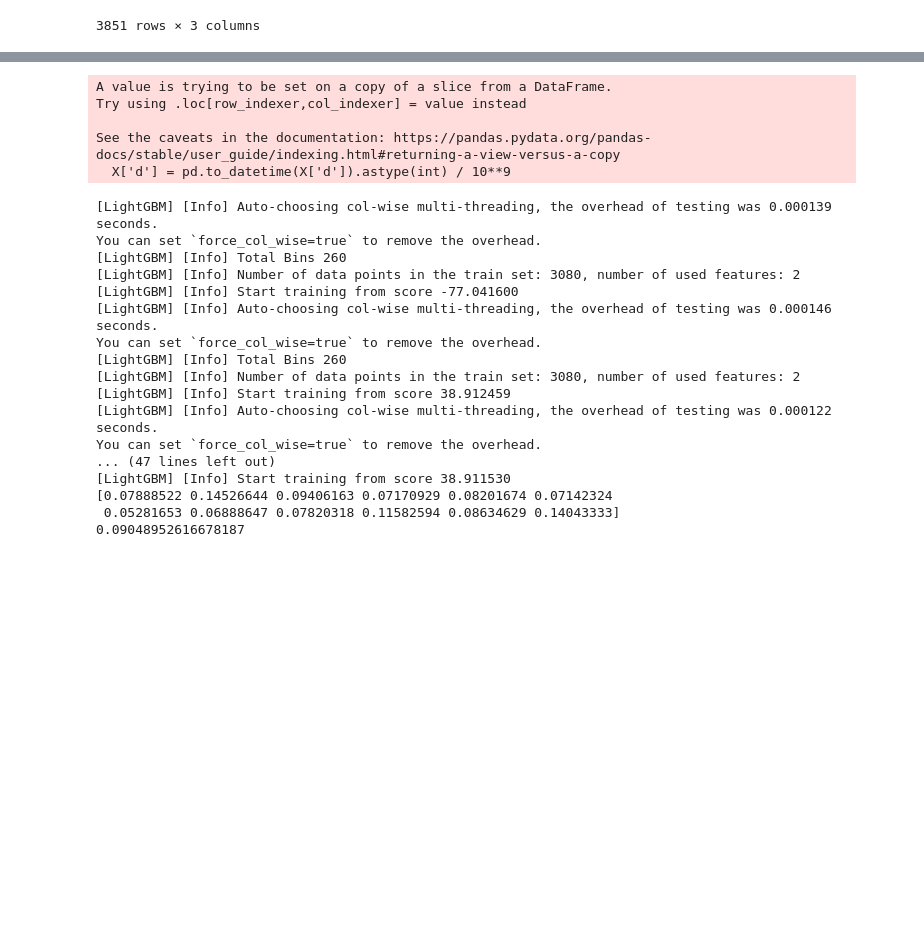
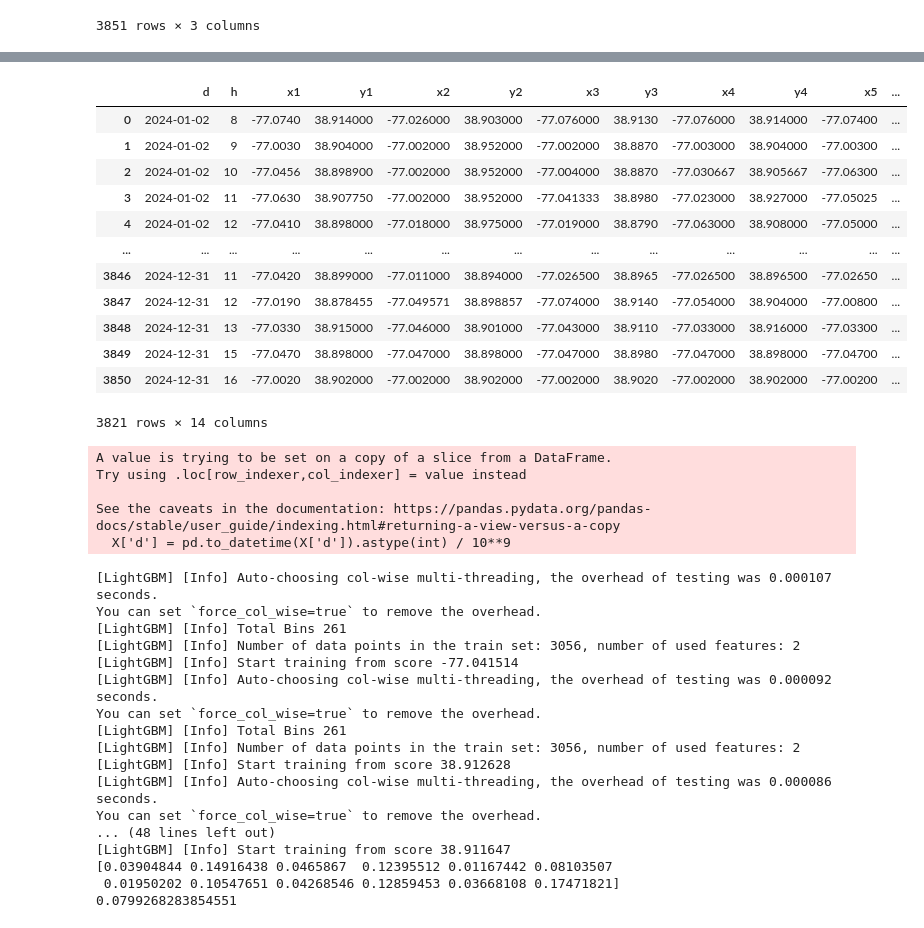
Before and after one commit to reedmarkham/meter-made, a Jupyter notebook: meter_made.ipynb, the cells around one changed output, grey strips where cells are left out. Drawn from its saved outputs; the diff is of its cells as text; code cells hidden in the pictures; blank space fills up the shorter version.

Commit message:
Testing TF model

```diff
--- a/meter_made.ipynb
+++ b/meter_made.ipynb
@@ -474,11 +474,5 @@ def pad_coords_array(coords_array):
   else:
     avg_x = np.mean([coord[0] for coord in coords_array])
     avg_y = np.mean([coord[1] for coord in coords_array])
-    padded_array = coords_array + [[avg_x, avg_y]] * (6 - num_coords)
+    padded_array = coords_array + [(avg_x, avg_y)] * (6 - num_coords)
     return padded_array
-
-filtered_df = cluster_centers_df[cluster_centers_df.d.isin(filtered_df.d) & cluster_centers_df.h.isin(filtered_df.h)]
-filtered_df['cluster_coords'] = list(zip(filtered_df.cluster_x, filtered_df.cluster_y))
-filtered_df = filtered_df.groupby(['d', 'h'])['cluster_coords'].apply(list).reset_index(name='coords_array')
-filtered_df['coords_array'] = filtered_df['coords_array'].apply(pad_coords_array)
-display(filtered_df)
@@ -498,0 +479,5 @@ display(filtered_df)
+# %%
+final_df = cluster_centers_df[cluster_centers_df.d.isin(filtered_df.d) & cluster_centers_df.h.isin(filtered_df.h)]
+final_df['coords_array'] = final_df['coords_array'].apply(pad_coords_array)
+display(final_df)
+# Here we end up padding 37% of input parking ticket arrays
@@ -499,26 +503,38 @@ display(filtered_df)
 # %%
 def expand_coords_array(row):
   arr = row['coords_array']
   if arr is not None:
     for i in range(6):
       row[f'x{i+1}'] = arr[i][0]
       row[f'y{i+1}'] = arr[i][1]
   return row
 
-
-filtered_df = filtered_df.apply(expand_coords_array, axis=1)
+final_df = final_df.apply(expand_coords_array, axis=1)
+display(final_df.drop(columns=['coords_array']))
+# %% [output]
+|  | d | h | x1 | y1 | x2 | y2 | x3 | y3 | x4 | y4 | x5 | ... |
+| 0 | 2024-01-02 | 8 | -77.0740 | 38.914000 | -77.026000 | 38.903000 | -77.076000 | 38.9130 | -77.076000 | 38.914000 | -77.07400 | ... |
+| 1 | 2024-01-02 | 9 | -77.0030 | 38.904000 | -77.002000 | 38.952000 | -77.002000 | 38.8870 | -77.003000 | 38.904000 | -77.00300 | ... |
+| 2 | 2024-01-02 | 10 | -77.0456 | 38.898900 | -77.002000 | 38.952000 | -77.004000 | 38.8870 | -77.030667 | 38.905667 | -77.06300 | ... |
+| 3 | 2024-01-02 | 11 | -77.0630 | 38.907750 | -77.002000 | 38.952000 | -77.041333 | 38.8980 | -77.023000 | 38.927000 | -77.05025 | ... |
+| 4 | 2024-01-02 | 12 | -77.0410 | 38.898000 | -77.018000 | 38.975000 | -77.019000 | 38.8790 | -77.063000 | 38.908000 | -77.05000 | ... |
+| ... | ... | ... | ... | ... | ... | ... | ... | ... | ... | ... | ... | ... |
+| 3846 | 2024-12-31 | 11 | -77.0420 | 38.899000 | -77.011000 | 38.894000 | -77.026500 | 38.8965 | -77.026500 | 38.896500 | -77.02650 | ... |
+| 3847 | 2024-12-31 | 12 | -77.0190 | 38.878455 | -77.049571 | 38.898857 | -77.074000 | 38.9140 | -77.054000 | 38.904000 | -77.00800 | ... |
+| 3848 | 2024-12-31 | 13 | -77.0330 | 38.915000 | -77.046000 | 38.901000 | -77.043000 | 38.9110 | -77.033000 | 38.916000 | -77.03300 | ... |
+| 3849 | 2024-12-31 | 15 | -77.0470 | 38.898000 | -77.047000 | 38.898000 | -77.047000 | 38.8980 | -77.047000 | 38.898000 | -77.04700 | ... |
+| 3850 | 2024-12-31 | 16 | -77.0020 | 38.902000 | -77.002000 | 38.902000 | -77.002000 | 38.9020 | -77.002000 | 38.902000 | -77.00200 | ... |
+3821 rows × 14 columns
 # %%
 # Prepare the data
-X = filtered_df[['d', 'h']]
-y = filtered_df[['x1', 'y1', 'x2', 'y2', 'x3', 'y3', 'x4', 'y4', 'x5', 'y5', 'x6', 'y6']]
+X = final_df[['d', 'h']]
+y = final_df[['x1', 'y1', 'x2', 'y2', 'x3', 'y3', 'x4', 'y4', 'x5', 'y5', 'x6', 'y6']]
 
 # Convert date to numerical representation (e.g., days since epoch)
 X['d'] = pd.to_datetime(X['d']).astype(int) / 10**9
 
-
 # Split data into training and testing sets
 X_train, X_test, y_train, y_test = train_test_split(X, y, test_size=0.2, random_state=42)
-
 
 # Create a LightGBM multi-output regressor
 model = MultiOutputRegressor(estimator=lgb.LGBMRegressor())
@@ -526,7 +542,6 @@ model = MultiOutputRegressor(estimator=lgb.LGBMRegressor())
 # Train the model
 model.fit(X_train, y_train)
 
-
 # Make predictions
 y_pred = model.predict(X_test)
 
@@ -539,20 +554,20 @@ Try using .loc[row_indexer,col_indexer] = value instead
 
 See the caveats in the documentation: https://pandas.pydata.org/pandas-docs/stable/user_guide/indexing.html#returning-a-view-versus-a-copy
   X['d'] = pd.to_datetime(X['d']).astype(int) / 10**9
-[LightGBM] [Info] Auto-choosing col-wise multi-threading, the overhead of testing was 0.000139 seconds.
+[LightGBM] [Info] Auto-choosing col-wise multi-threading, the overhead of testing was 0.000107 seconds.
 You can set `force_col_wise=true` to remove the overhead.
-[LightGBM] [Info] Total Bins 260
-[LightGBM] [Info] Number of data points in the train set: 3080, number of used features: 2
-[LightGBM] [Info] Start training from score -77.041600
-[LightGBM] [Info] Auto-choosing col-wise multi-threading, the overhead of testing was 0.000146 seconds.
+[LightGBM] [Info] Total Bins 261
+[LightGBM] [Info] Number of data points in the train set: 3056, number of used features: 2
+[LightGBM] [Info] Start training from score -77.041514
+[LightGBM] [Info] Auto-choosing col-wise multi-threading, the overhead of testing was 0.000092 seconds.
 You can set `force_col_wise=true` to remove the overhead.
-[LightGBM] [Info] Total Bins 260
-[LightGBM] [Info] Number of data points in the train set: 3080, number of used features: 2
-[LightGBM] [Info] Start training from score 38.912459
-[LightGBM] [Info] Auto-choosing col-wise multi-threading, the overhead of testing was 0.000122 seconds.
+[LightGBM] [Info] Total Bins 261
+[LightGBM] [Info] Number of data points in the train set: 3056, number of used features: 2
+[LightGBM] [Info] Start training from score 38.912628
+[LightGBM] [Info] Auto-choosing col-wise multi-threading, the overhead of testing was 0.000086 seconds.
 You can set `force_col_wise=true` to remove the overhead.
-... (47 lines left out)
-[LightGBM] [Info] Start training from score 38.911530
-[0.07888522 0.14526644 0.09406163 0.07170929 0.08201674 0.07142324
- 0.05281653 0.06888647 0.07820318 0.11582594 0.08634629 0.14043333]
-0.09048952616678187
+... (48 lines left out)
+[LightGBM] [Info] Start training from score 38.911647
+[0.03904844 0.14916438 0.0465867  0.12395512 0.01167442 0.08103507
+ 0.01950202 0.10547651 0.04268546 0.12859453 0.03668108 0.17471821]
+0.0799268283854551
```
Also changed, not shown: parts of 23 cells of this notebook.
